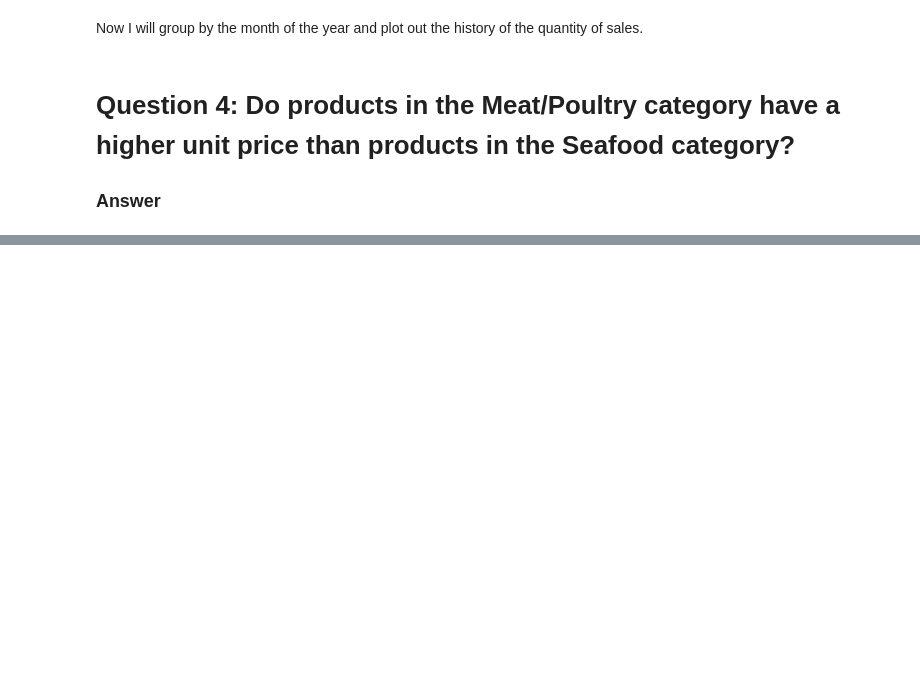
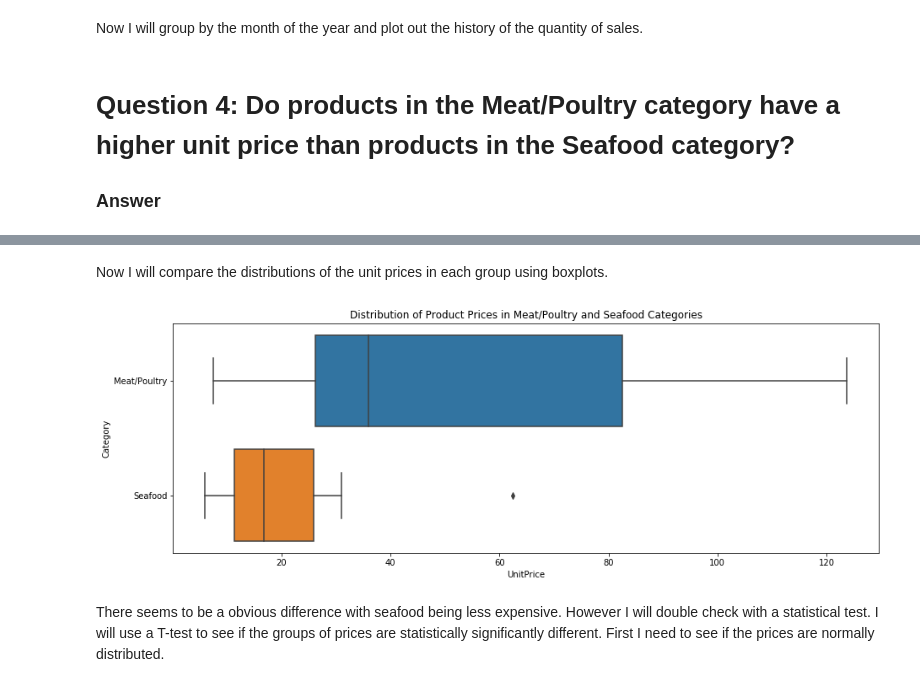
Before and after one commit to georgewillben/Northwind-Database-Statistical-Tests-Module-3-Project, a Jupyter notebook: Northwind_Statistical_Tests.ipynb, the cells around one changed output, grey strips where cells are left out. Saved outputs shown, nothing was run; the diff lists cells and outputs as text; code cells hidden in the pictures; blank space fills up the shorter version.

```diff
--- a/Northwind_Statistical_Tests.ipynb
+++ b/Northwind_Statistical_Tests.ipynb
@@ -464,0 +467,13 @@ Now I will group by the month of the year and plot out the history of the quanti
+# %%
+# query
+query = """
+SELECT p.UnitPrice, c.CategoryName
+FROM Product AS p
+JOIN Category as c ON p.CategoryID = c.ID
+WHERE c.CategoryName = 'Meat/Poultry' OR
+c.CategoryName = 'Seafood'
+"""
+# put results in a pandas dataframe
+df = pd.DataFrame(c.execute(query).fetchall(), columns=['UnitPrice', 'Category'])
+# preview
+df.head()
@@ -464,0 +487,12 @@ Now I will group by the month of the year and plot out the history of the quanti
+# %% [markdown]
+Now I will compare the distributions of the unit prices in each group using boxplots.
+# %%
+# plot boxplots of unitprices in each category
+plt.figure(figsize=(15, 5))
+sns.boxplot(data=df, x='UnitPrice', y='Category', orient='h')
+plt.title('Distribution of Product Prices in Meat/Poultry and Seafood Categories')
+plt.show()
+# %% [output]
+[figure, added]
+# %% [markdown]
+There seems to be a obvious difference with seafood being less expensive. However I will double check with a statistical test. I will use a T-test to see if the groups of prices are statistically significantly different. First I need to see if the prices are normally distributed.
```
Also changed, not shown: parts of 17 cells of this notebook.
